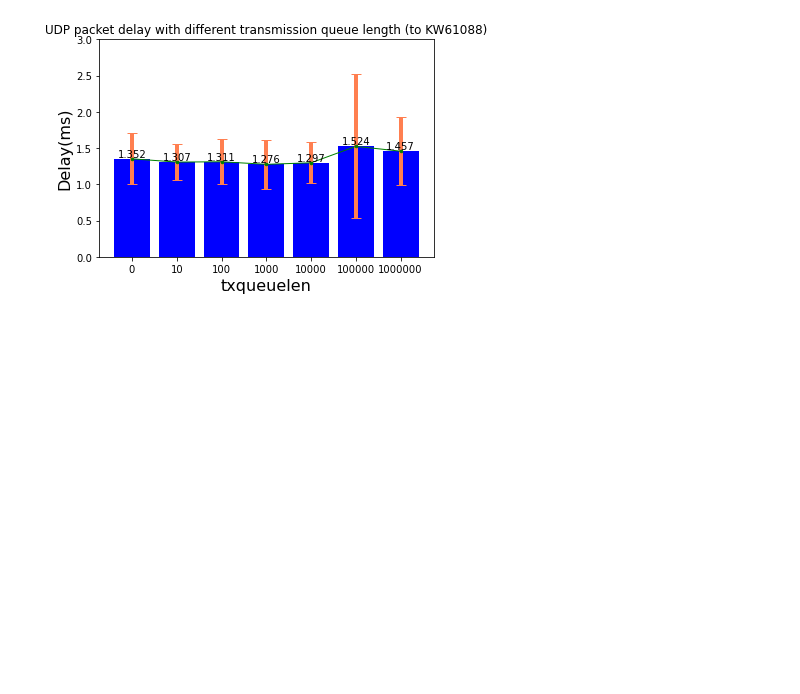
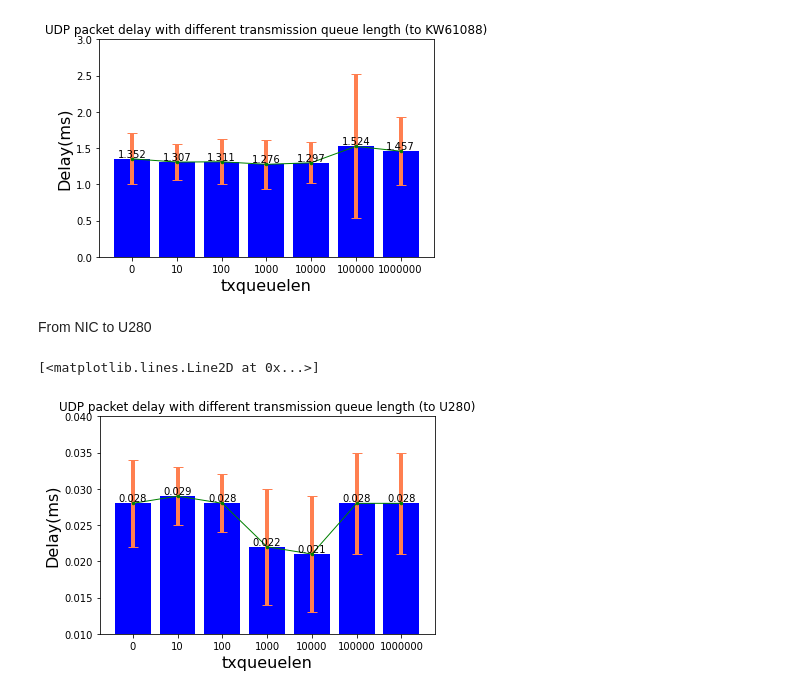
Before and after one commit to YangZiyi121/CS244_assignment_3, a Jupyter notebook: CS244_assignment3.ipynb, the cells around one changed output. Drawn from its saved outputs; the diff is of its cells as text; code cells hidden in the pictures; blank space fills up the shorter version.

```diff
--- a/CS244_assignment3.ipynb
+++ b/CS244_assignment3.ipynb
@@ -146,3 +178,32 @@ plt.plot(x, avg, "g", marker='.', ms=5, linewidth = '1')
 # %% [output]
 [<matplotlib.lines.Line2D at 0x...>]
 [figure]
+# %% [markdown]
+From NIC to U280
+# %%
+import matplotlib.pyplot as plt
+import numpy as np
+
+avg = [0.028, 0.029, 0.028, 0.022, 0.021, 0.028, 0.028]
+dev = [0.006, 0.004, 0.004, 0.008, 0.008, 0.007, 0.007]
+txqueuelen = ['0', '10', '100', '1000', '10000', '100000', '1000000']
+
+x = np.arange(len(txqueuelen))
+error_params=dict(elinewidth=4,ecolor='coral',capsize=5)
+fig, ax = plt.subplots()
+
+ax.set_ylabel('Delay(ms)', fontsize = 16)
+ax.set_xlabel('txqueuelen', fontsize = 16)
+ax.set_title('UDP packet delay with different transmission queue length (to U280)')
+ax.set_xticks(x)
+
+
+plt.bar(x,avg,color='b',yerr=dev,error_kw=error_params,tick_label=['0', '10', '100', '1000', '10000', '100000', '1000000'])
+plt.ylim((0.01, 0.04))
+
+for a,b in zip(x, avg):
+    plt.text(a, b, b, ha='center', va='bottom', fontsize=10)
+plt.plot(x, avg, "g", marker='.', ms=5, linewidth = '1')
+# %% [output]
+[<matplotlib.lines.Line2D at 0x...>]
+[figure, added]
```
Also changed, not shown: parts of 2 cells of this notebook, 3 other files.
